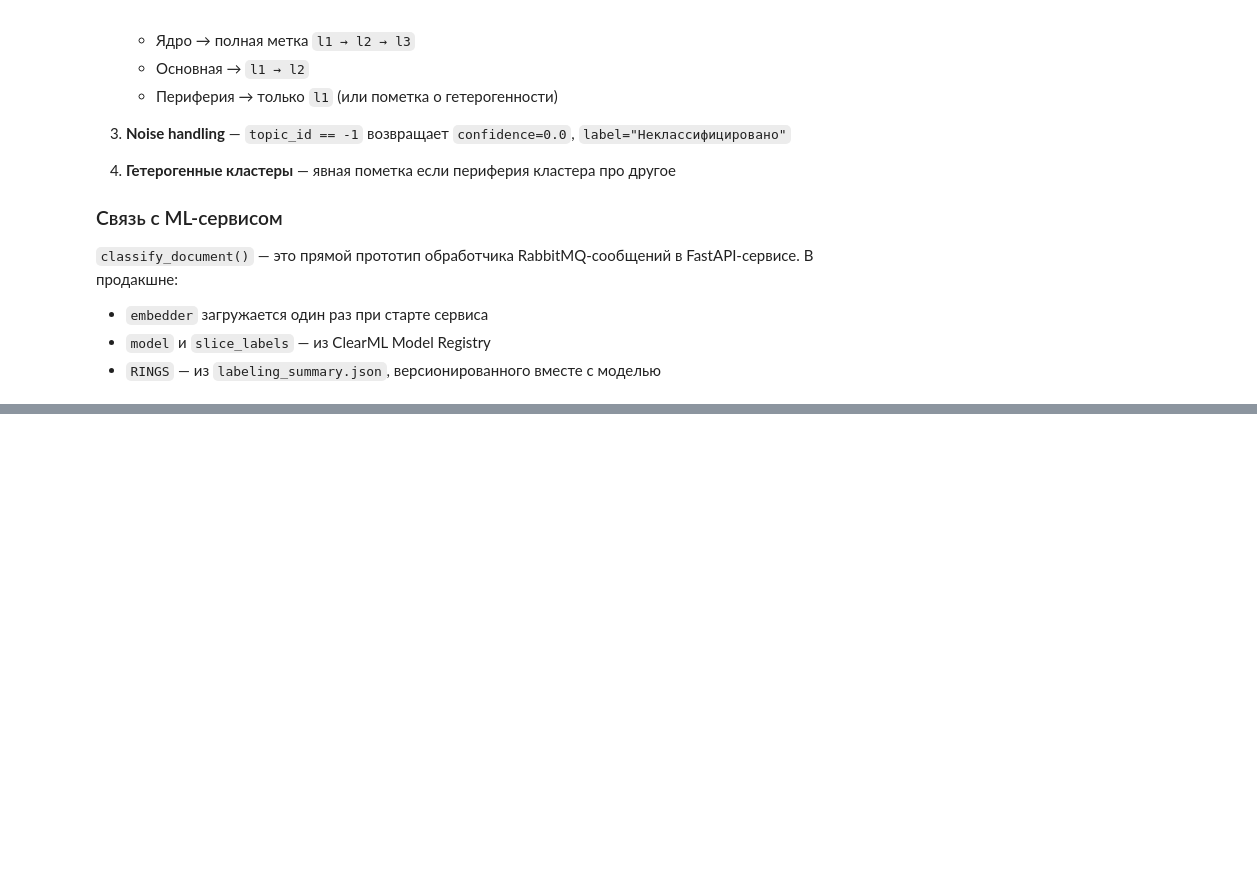
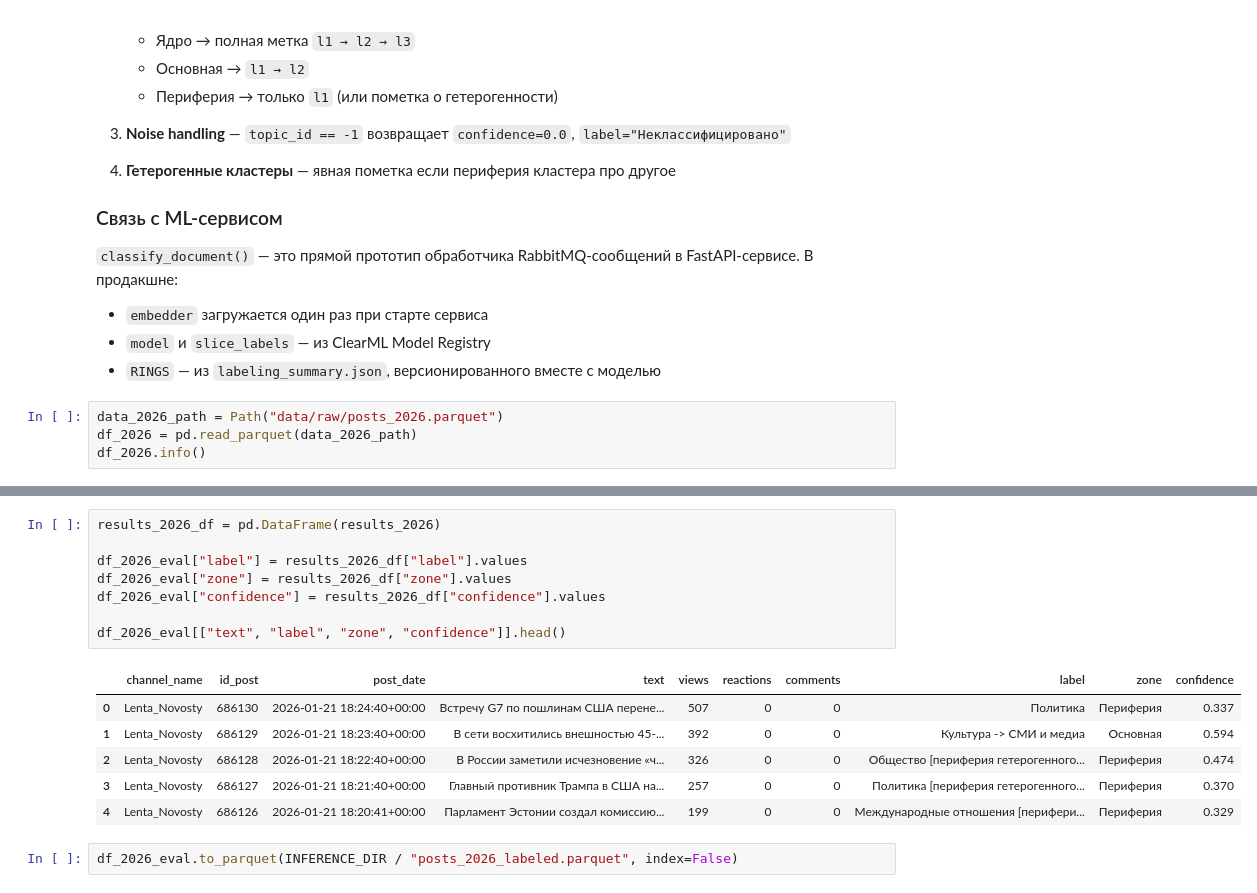
Before and after one commit to ddreamboy/media-tracking-ml, a Jupyter notebook: research/08_inference_demo.ipynb, the cells around one changed output, grey strips where cells are left out. Cells and saved outputs as stored; diff of their text form; blank space fills up the shorter version.

```diff
--- a/research/08_inference_demo.ipynb
+++ b/research/08_inference_demo.ipynb
@@ -615,3 +645,7 @@ zone
 - `embedder` загружается один раз при старте сервиса
 - `model` и `slice_labels` — из ClearML Model Registry
 - `RINGS` — из `labeling_summary.json`, версионированного вместе с моделью
+# %%
+data_2026_path = Path("data/raw/posts_2026.parquet")
+df_2026 = pd.read_parquet(data_2026_path)
+df_2026.info()
@@ -617,0 +761,17 @@ zone
+# %%
+results_2026_df = pd.DataFrame(results_2026)
+
+df_2026_eval["label"] = results_2026_df["label"].values
+df_2026_eval["zone"] = results_2026_df["zone"].values
+df_2026_eval["confidence"] = results_2026_df["confidence"].values
+
+df_2026_eval[["text", "label", "zone", "confidence"]].head()
+# %% [output]
+|  | channel_name | id_post | post_date | text | views | reactions | comments | label | zone | confidence |
+| 0 | Lenta_Novosty | 686130 | 2026-01-21 18:24:40+00:00 | Встречу G7 по пошлинам США перене... | 507 | 0 | 0 | Политика | Периферия | 0.337 |
+| 1 | Lenta_Novosty | 686129 | 2026-01-21 18:23:40+00:00 | В сети восхитились внешностью 45-... | 392 | 0 | 0 | Культура -> СМИ и медиа | Основная | 0.594 |
+| 2 | Lenta_Novosty | 686128 | 2026-01-21 18:22:40+00:00 | В России заметили исчезновение «ч... | 326 | 0 | 0 | Общество [периферия гетерогенного... | Периферия | 0.474 |
+| 3 | Lenta_Novosty | 686127 | 2026-01-21 18:21:40+00:00 | Главный противник Трампа в США на... | 257 | 0 | 0 | Политика [периферия гетерогенного... | Периферия | 0.370 |
+| 4 | Lenta_Novosty | 686126 | 2026-01-21 18:20:41+00:00 | Парламент Эстонии создал комиссию... | 199 | 0 | 0 | Международные отношения [перифери... | Периферия | 0.329 |
+# %%
+df_2026_eval.to_parquet(INFERENCE_DIR / "posts_2026_labeled.parquet", index=False)
```
Also changed, not shown: parts of 8 cells of this notebook, 9 other files.
